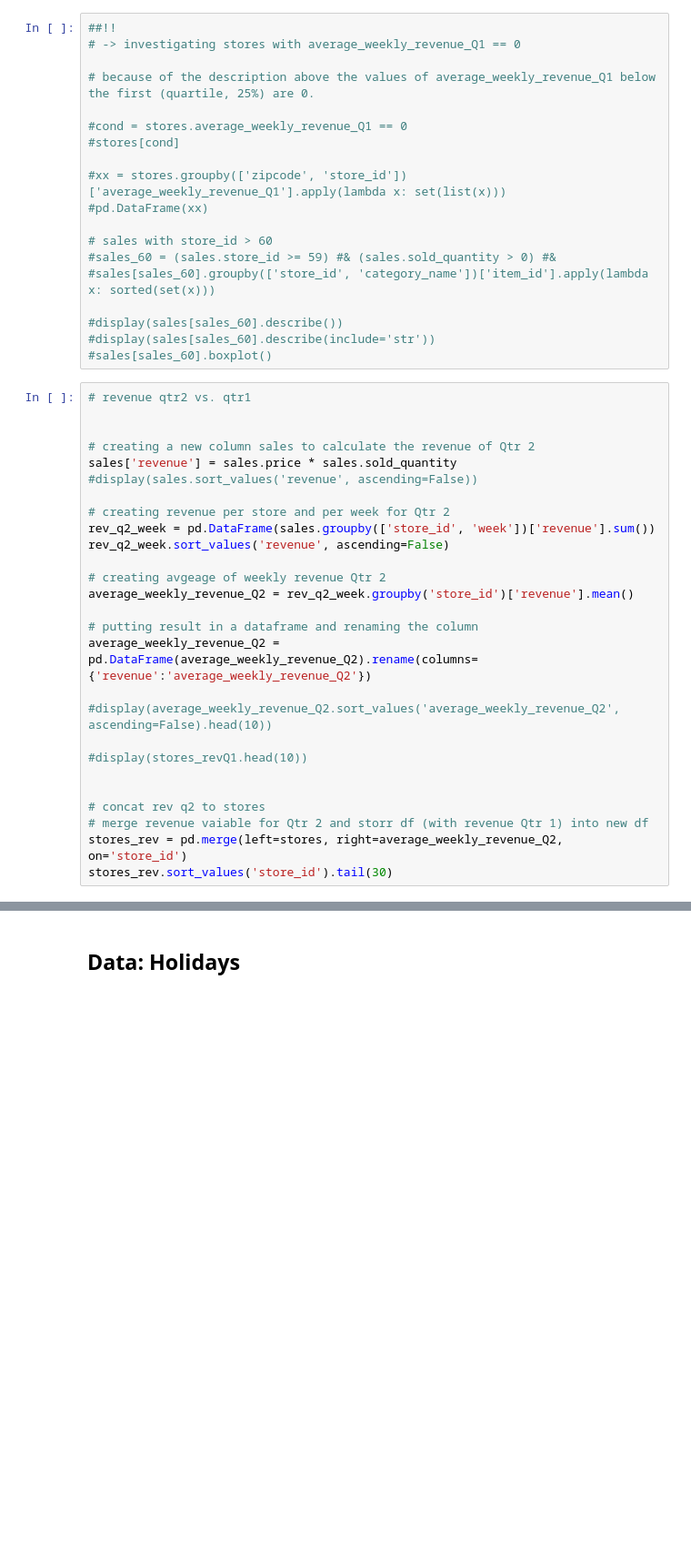
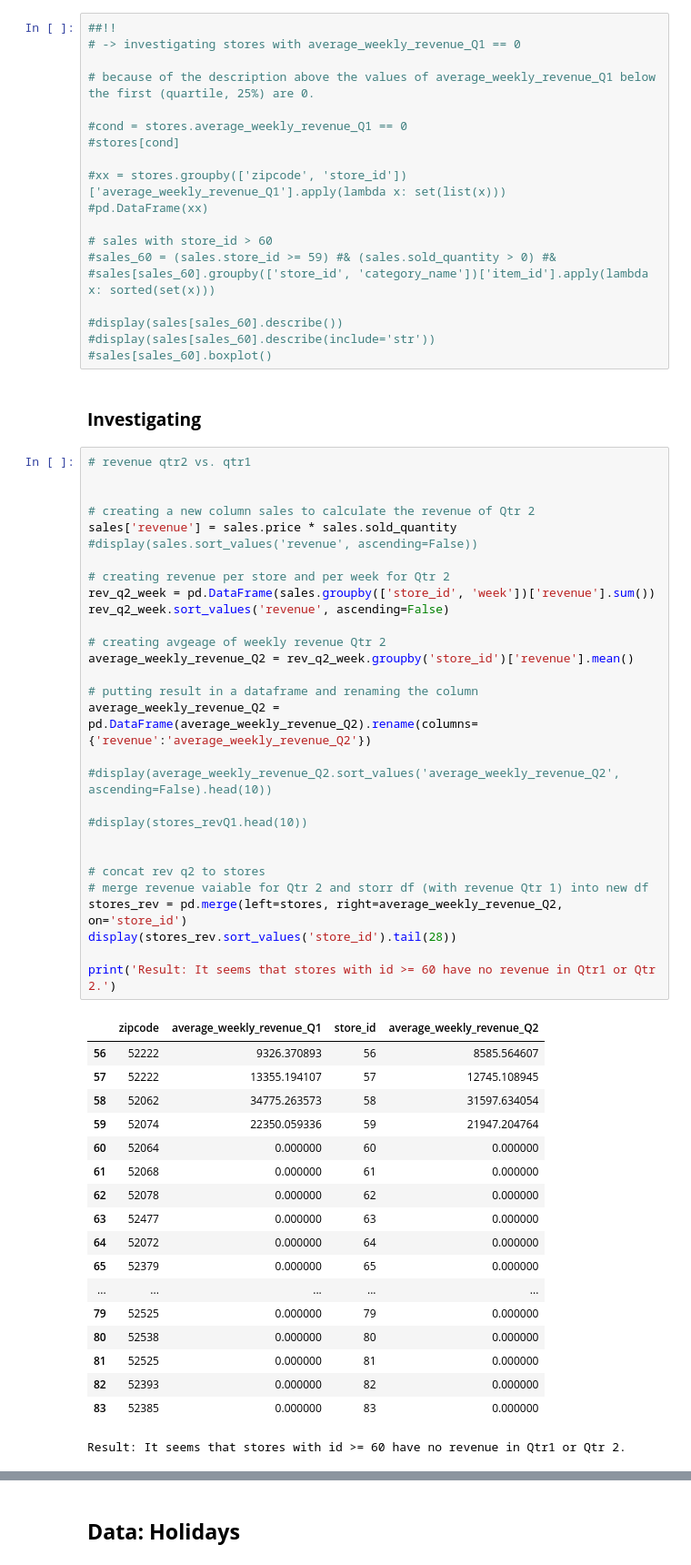
Before and after one commit to shuting-fish/food_prediction, a Jupyter notebook: visualization_marcel.ipynb, the cells around one changed output, grey strips where cells are left out. Shown at 91% size. Cells and saved outputs as stored; diff of their text form; blank space fills up the shorter version.

```diff
--- a/visualization_marcel.ipynb
+++ b/visualization_marcel.ipynb
@@ -275,31 +443,54 @@ display(stores.head())
 #display(sales[sales_60].describe())
 #display(sales[sales_60].describe(include='str'))
 #sales[sales_60].boxplot()
+# %% [markdown]
+### __Investigating__
 # %%
 # revenue qtr2 vs. qtr1
 
 
 # creating a new column sales to calculate the revenue of Qtr 2
 sales['revenue'] = sales.price * sales.sold_quantity
 #display(sales.sort_values('revenue', ascending=False))
 
 # creating revenue per store and per week for Qtr 2
 rev_q2_week = pd.DataFrame(sales.groupby(['store_id', 'week'])['revenue'].sum())
 rev_q2_week.sort_values('revenue', ascending=False)
 
 # creating avgeage of weekly revenue Qtr 2
 average_weekly_revenue_Q2 = rev_q2_week.groupby('store_id')['revenue'].mean()
 
 # putting result in a dataframe and renaming the column
 average_weekly_revenue_Q2 = pd.DataFrame(average_weekly_revenue_Q2).rename(columns={'revenue':'average_weekly_revenue_Q2'})
 
 #display(average_weekly_revenue_Q2.sort_values('average_weekly_revenue_Q2', ascending=False).head(10))
 
 #display(stores_revQ1.head(10))
 
 
 # concat rev q2 to stores
 # merge revenue vaiable for Qtr 2 and storr df (with revenue Qtr 1) into new df
 stores_rev = pd.merge(left=stores, right=average_weekly_revenue_Q2, on='store_id')
-stores_rev.sort_values('store_id').tail(30)
+display(stores_rev.sort_values('store_id').tail(28))
+
+print('Result: It seems that stores with id >= 60 have no revenue in Qtr1 or Qtr 2.')
+# %% [output]
+|  | zipcode | average_weekly_revenue_Q1 | store_id | average_weekly_revenue_Q2 |
+| 56 | 52222 | 9326.370893 | 56 | 8585.564607 |
+| 57 | 52222 | 13355.194107 | 57 | 12745.108945 |
+| 58 | 52062 | 34775.263573 | 58 | 31597.634054 |
+| 59 | 52074 | 22350.059336 | 59 | 21947.204764 |
+| 60 | 52064 | 0.000000 | 60 | 0.000000 |
+| 61 | 52068 | 0.000000 | 61 | 0.000000 |
+| 62 | 52078 | 0.000000 | 62 | 0.000000 |
+| 63 | 52477 | 0.000000 | 63 | 0.000000 |
+| 64 | 52072 | 0.000000 | 64 | 0.000000 |
+| 65 | 52379 | 0.000000 | 65 | 0.000000 |
+| ... | ... | ... | ... | ... |
+| 79 | 52525 | 0.000000 | 79 | 0.000000 |
+| 80 | 52538 | 0.000000 | 80 | 0.000000 |
+| 81 | 52525 | 0.000000 | 81 | 0.000000 |
+| 82 | 52393 | 0.000000 | 82 | 0.000000 |
+| 83 | 52385 | 0.000000 | 83 | 0.000000 |
+Result: It seems that stores with id >= 60 have no revenue in Qtr1 or Qtr 2.
 # %%
```
Also changed, not shown: parts of 63 cells of this notebook.
